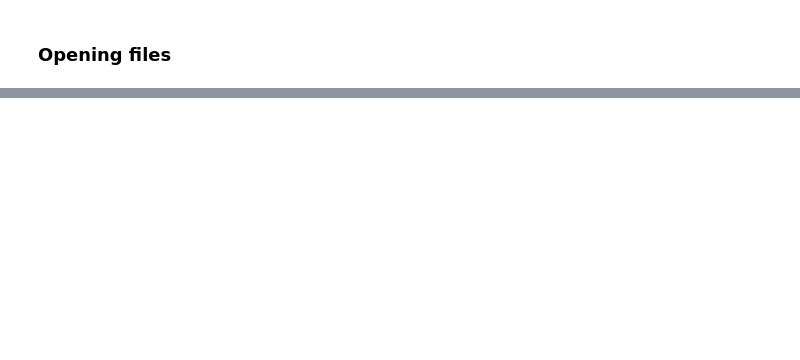
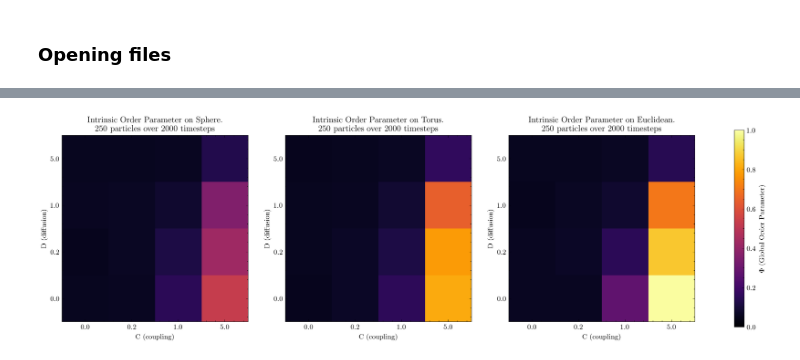
Before and after one commit to josephtemple/CurvedABP, a Jupyter notebook: python/analysis.ipynb, the cells around one changed output, grey strips where cells are left out. Cells and saved outputs as stored; diff of their text form; code cells hidden in the pictures; blank space fills up the shorter version.

```diff
--- a/python/analysis.ipynb
+++ b/python/analysis.ipynb
@@ -72,0 +138,16 @@ print(data.theta.T[0].shape)  # (theta timeseries for particle 0)
+# %%
+def order_parameter_intrinsic(q1, q2, theta, warmup, manifold, R=1, r=1/np.pi):
+    if manifold == 'sphere':
+        theta_transported = theta - q1
+    elif manifold == 'torus':
+        psi_mean = np.mean(q2, axis=1, keepdims=True)
+        correction = np.sin(psi_mean) * r / (R + r * np.cos(psi_mean)) * q1
+        theta_transported = theta - correction
+    else:
+        theta_transported = theta
+
+    mean_cos = np.mean(np.cos(theta_transported), axis=1)
+    mean_sin = np.mean(np.sin(theta_transported), axis=1)
+    phi = np.sqrt(mean_cos**2 + mean_sin**2)
+
+    return np.mean(phi[warmup:])
@@ -72,0 +173,36 @@ print(data.theta.T[0].shape)  # (theta timeseries for particle 0)
+# %%
+def generate_plot_title2(manifold, N, steps):
+    return f"Intrinsic Order Parameter on {manifold.capitalize()}.\n{N} particles over {steps} timesteps"
+# %%
+fig, axes = plt.subplots(1, 3, figsize=(20, 5))
+
+for ax, manifold in zip(axes, manifolds):
+    phi_grid = np.zeros((len(ds), len(cs)))
+    for i, d in enumerate(ds):
+        for j, c in enumerate(cs):
+            phi_grid[i, j] = phi_avg_intrinsic[(manifold, d, c)]
+
+    im = ax.imshow(phi_grid, origin='lower', cmap='inferno', vmin=0, vmax=1)
+    ax.set_xticks(range(len(cs)))
+    ax.set_xticklabels(cs)
+    ax.set_yticks(range(len(ds)))
+    ax.set_yticklabels(ds)
+    ax.set_xlabel('C (coupling)')
+    ax.set_ylabel('D (diffusion)')
+    ax.set_title(generate_plot_title2(manifold, N, steps))
+
+fig.colorbar(im, ax=axes, label=r'$\Phi$ (Global Order Parameter)')
+
+
+def save_num(date):
+    if date == '2026-04-27_23-57-25':
+        return 1
+    elif date == '2026-04-28_16-25-59':
+        return 2
+    elif date == '2026-04-29_10-44-40':
+        return 3
+
+plt.savefig(f'../../non-repo/Final Presentation/figures/int_order{save_num(date)}.png', dpi=300, bbox_inches='tight')
+plt.show()
+# %% [output]
+[figure, added]
```
Also changed, not shown: parts of 17 cells of this notebook, 19 other files.
